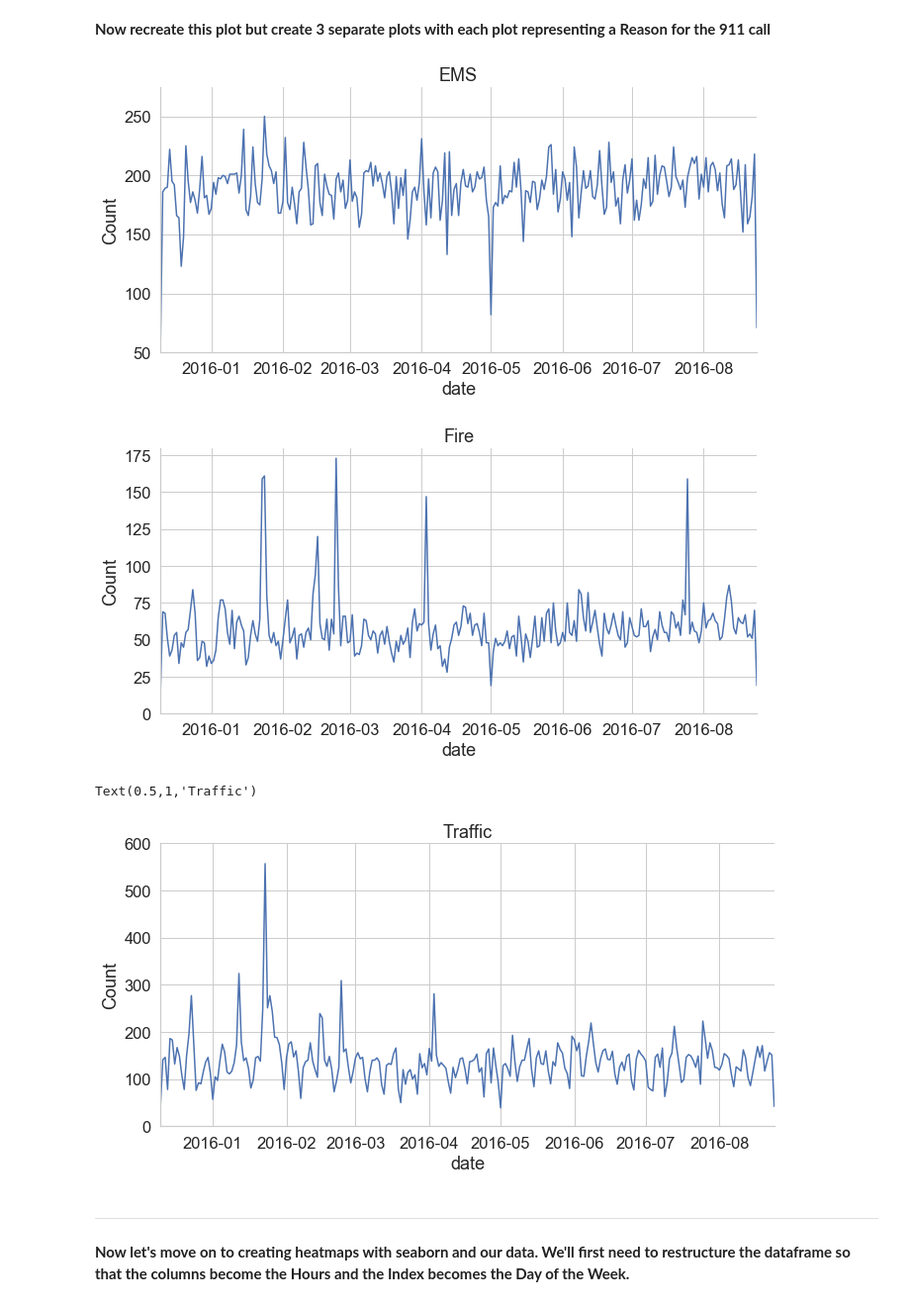
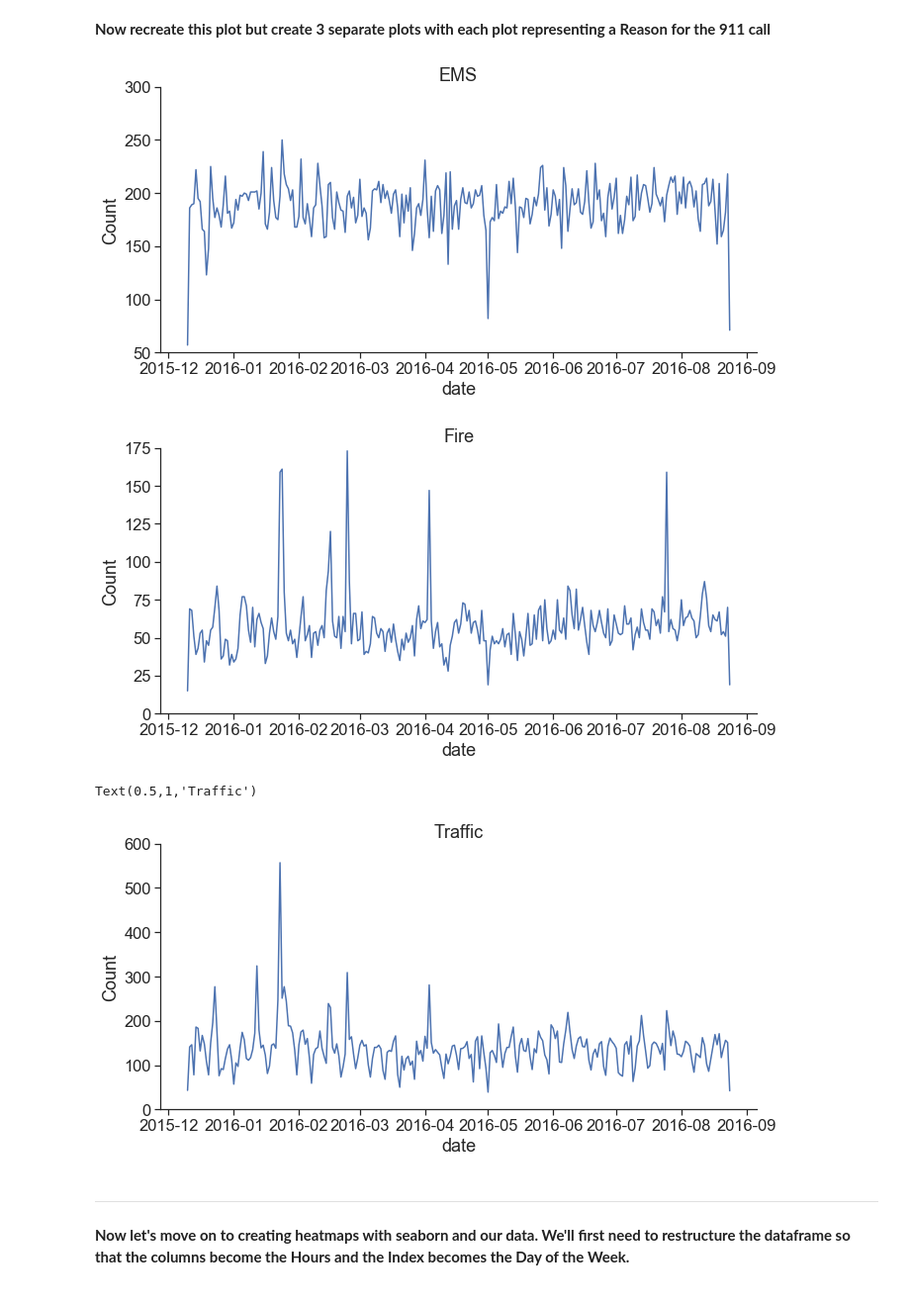
Before and after one commit to Yinying-Lisa/911-Calls-Capstone-Project, a Jupyter notebook: 911-Calls-Data-Capstone-Project.ipynb, the cells around one changed output. Shown: that part at 99% size. Drawn from its saved outputs; the diff is of its cells as text; code cells hidden in the pictures.

```diff
--- a/911-Calls-Data-Capstone-Project.ipynb
+++ b/911-Calls-Data-Capstone-Project.ipynb
@@ -113,7 +113,7 @@ df['reason'].value_counts().idxmax()
 # %% [markdown]
 **Now use seaborn to create a countplot of 911 calls by Reason.**
 # %%
-sns.set(font_scale=1.5)
+sns.set(font_scale=1.5,style='ticks')
 splot = sns.countplot(x='reason', data=df, palette='BuPu', \
                       alpha=0.7, order = df['reason'].value_counts().index)
 plt.ylim(0,60000)
@@ -208,7 +208,6 @@ df2
 # %% [markdown]
 **Now create a simple plot off of the dataframe indicating the count of calls per month.**
 # %%
-sns.set_style("whitegrid")
 plt.figure(figsize=(10,6))
 df2['Count'].plot()
 plt.xlim(1,12)
@@ -254,15 +252,12 @@ ems_df = df[df['reason']=='EMS']
 c_ems_df = ems_df.groupby('date').count()
 c_ems_df.reset_index(inplace=True)
 c_ems_df.head()
-
-sns.set_style()
 sns.relplot(x='date',y='Count',data=c_ems_df, kind='line', height=5, aspect=2)
-plt.xlim(min(c_ems_df['date']),max(c_ems_df['date']))
-plt.ylim(50,275)
+plt.ylim(50,300)
 plt.title('EMS')
 plt.show()
 # %% [output]
-[figure, old version]
+[figure, new version]
 # %%
 fire_df = df[df['reason']=='Fire']
 fire_df.head()
@@ -270,25 +265,23 @@ c_fire_df = fire_df.groupby('date').count()
 c_fire_df.reset_index(inplace=True)
 c_fire_df.head()
 sns.relplot(x='date',y='Count',data=c_fire_df, kind='line', height=5, aspect=2)
-plt.xlim(min(c_fire_df['date']),max(c_fire_df['date']))
-plt.ylim(0,180)
+plt.ylim(0,175)
 plt.title('Fire')
 plt.show()
 # %% [output]
-[figure, old version]
+[figure, new version]
 # %%
 traffic_df = df[df['reason']=='Traffic']
 traffic_df.head()
 c_traffic_df = traffic_df.groupby('date').count()
 c_traffic_df.reset_index(inplace=True)
 c_traffic_df.head()
 sns.relplot(x='date',y='Count',data=c_traffic_df, kind='line', height=5, aspect=2)
-plt.xlim(min(c_fire_df['date']),max(c_fire_df['date']))
 plt.ylim(0,600)
 plt.title('Traffic')
 # %% [output]
 Text(0.5,1,'Traffic')
-[figure, old version]
+[figure, new version]
 # %% [markdown]
 ____
 **Now let's move on to creating  heatmaps with seaborn and our data. We'll first need to restructure the dataframe so that the columns become the Hours and the Index becomes the Day of the Week.**
```
Also changed, not shown: parts of 7 cells of this notebook.
